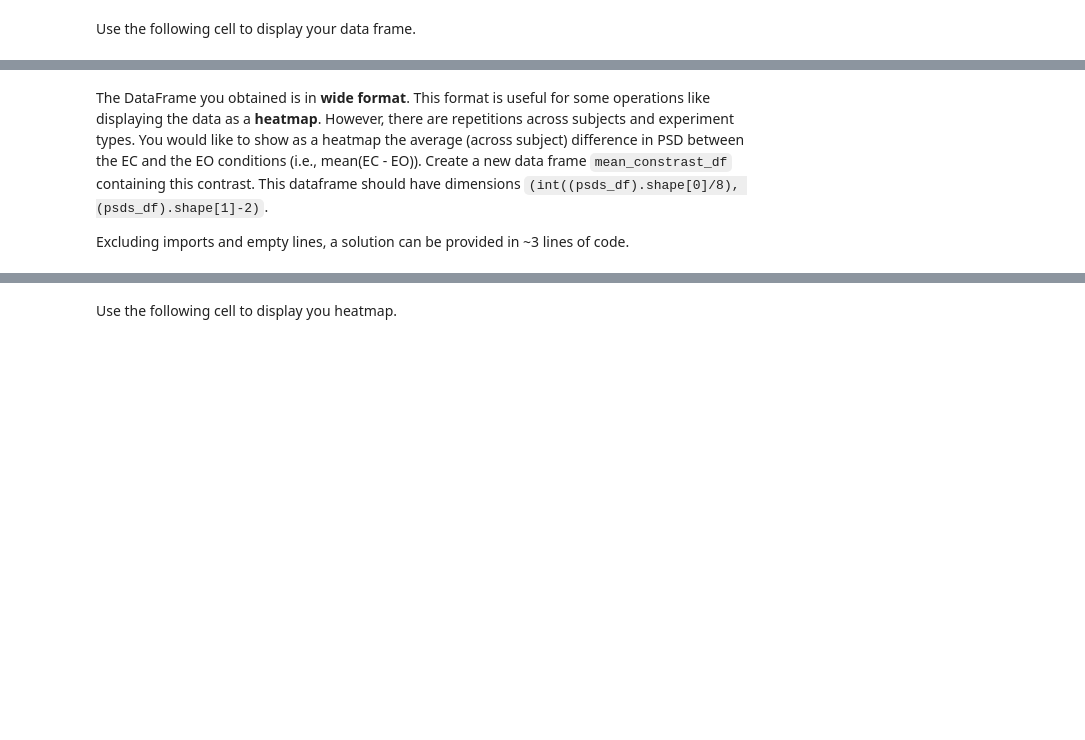
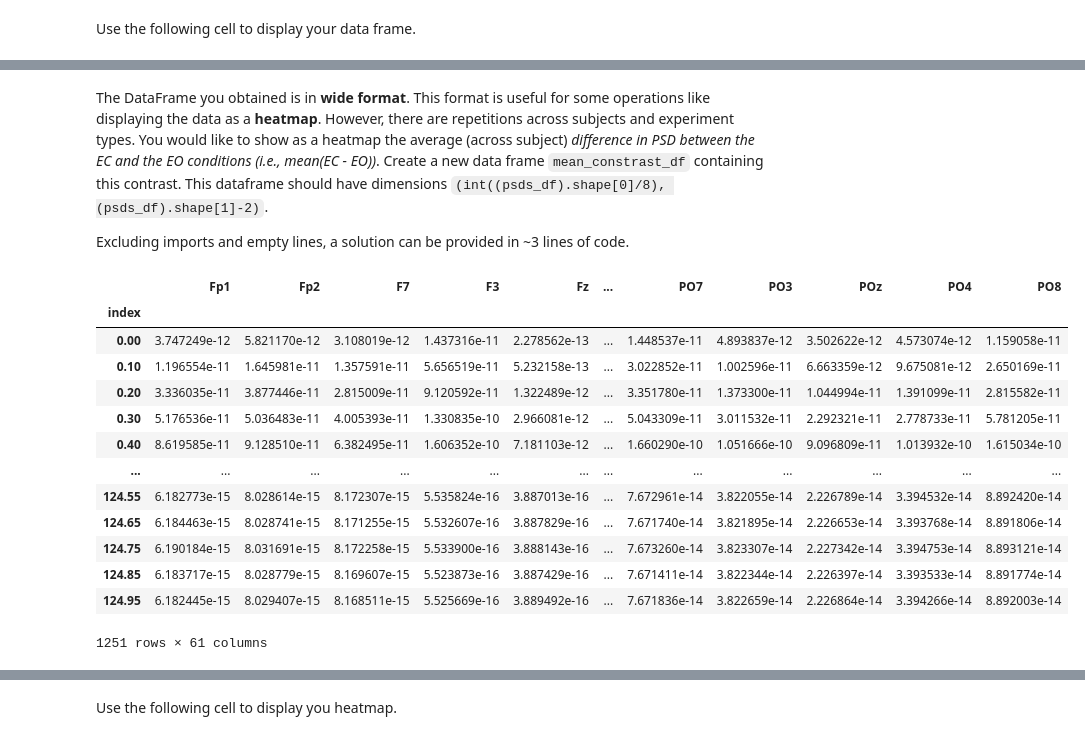
Before and after one commit to kfrancis2017/csce556-labs, a Jupyter notebook: CSCE556_Lab3.ipynb, the cells around one changed output, grey strips where cells are left out. Cells and saved outputs as stored; diff of their text form; code cells hidden in the pictures; blank space fills up the shorter version.

```diff
--- a/CSCE556_Lab3.ipynb
+++ b/CSCE556_Lab3.ipynb
@@ -51,0 +66,20 @@ These data contain boundary events (discontinuity). This (and other issues with
+# %%
+##### insert your code #####
+from pathlib import Path
+import mne
+import pandas as pd
+import numpy as np
+
+raw_data = {}
+
+for setfile in Path("data").glob("**/*.set"):
+    pieces = setfile.stem.split('_')
+    subject = pieces[0].replace("sub-", "")
+    exp_type = pieces[1]
+
+    # Read EEG data using MNE
+    raw = mne.io.read_raw_eeglab(str(setfile), preload=True)
+
+    # Store in dictionary
+    raw_data[(exp_type, subject)] = raw
+############################
@@ -72,4 +160,4 @@ psds_df
 # %% [markdown]
-The DataFrame you obtained is in **wide format**. This format is useful for some operations like displaying the data as a **heatmap**. However, there are repetitions across subjects and experiment types. You would like to show as a heatmap the average (across subject) difference in PSD between the EC and the EO conditions (i.e., mean(EC - EO)). Create a new data frame `mean_constrast_df` containing this contrast. This dataframe should have dimensions `(int((psds_df).shape[0]/8), (psds_df).shape[1]-2)`.
+The DataFrame you obtained is in **wide format**. This format is useful for some operations like displaying the data as a **heatmap**. However, there are repetitions across subjects and experiment types. You would like to show as a heatmap the average (across subject) *difference in PSD between the EC and the EO conditions (i.e., mean(EC - EO))*. Create a new data frame `mean_constrast_df` containing this contrast. This dataframe should have dimensions `(int((psds_df).shape[0]/8), (psds_df).shape[1]-2)`.
 
 Excluding imports and empty lines, a solution can be provided in ~3 lines of code.
@@ -79,0 +164,17 @@ Excluding imports and empty lines, a solution can be provided in ~3 lines of cod
+# %%
+psds_df[(psds_df["exp_type"] == "EC")].reset_index().groupby("index").mean(numeric_only=True) #loc[(psds_df["exp_type"] == "EC") & (psds_df.index == frequency), :].mean()) )
+# %% [output]
+|  | Fp1 | Fp2 | F7 | F3 | Fz | ... | PO7 | PO3 | POz | PO4 | PO8 |
+| index |  |  |  |  |  |  |  |  |  |  |  |
+| 0.00 | 3.747249e-12 | 5.821170e-12 | 3.108019e-12 | 1.437316e-11 | 2.278562e-13 | ... | 1.448537e-11 | 4.893837e-12 | 3.502622e-12 | 4.573074e-12 | 1.159058e-11 |
+| 0.10 | 1.196554e-11 | 1.645981e-11 | 1.357591e-11 | 5.656519e-11 | 5.232158e-13 | ... | 3.022852e-11 | 1.002596e-11 | 6.663359e-12 | 9.675081e-12 | 2.650169e-11 |
+| 0.20 | 3.336035e-11 | 3.877446e-11 | 2.815009e-11 | 9.120592e-11 | 1.322489e-12 | ... | 3.351780e-11 | 1.373300e-11 | 1.044994e-11 | 1.391099e-11 | 2.815582e-11 |
+| 0.30 | 5.176536e-11 | 5.036483e-11 | 4.005393e-11 | 1.330835e-10 | 2.966081e-12 | ... | 5.043309e-11 | 3.011532e-11 | 2.292321e-11 | 2.778733e-11 | 5.781205e-11 |
+| 0.40 | 8.619585e-11 | 9.128510e-11 | 6.382495e-11 | 1.606352e-10 | 7.181103e-12 | ... | 1.660290e-10 | 1.051666e-10 | 9.096809e-11 | 1.013932e-10 | 1.615034e-10 |
+| ... | ... | ... | ... | ... | ... | ... | ... | ... | ... | ... | ... |
+| 124.55 | 6.182773e-15 | 8.028614e-15 | 8.172307e-15 | 5.535824e-16 | 3.887013e-16 | ... | 7.672961e-14 | 3.822055e-14 | 2.226789e-14 | 3.394532e-14 | 8.892420e-14 |
+| 124.65 | 6.184463e-15 | 8.028741e-15 | 8.171255e-15 | 5.532607e-16 | 3.887829e-16 | ... | 7.671740e-14 | 3.821895e-14 | 2.226653e-14 | 3.393768e-14 | 8.891806e-14 |
+| 124.75 | 6.190184e-15 | 8.031691e-15 | 8.172258e-15 | 5.533900e-16 | 3.888143e-16 | ... | 7.673260e-14 | 3.823307e-14 | 2.227342e-14 | 3.394753e-14 | 8.893121e-14 |
+| 124.85 | 6.183717e-15 | 8.028779e-15 | 8.169607e-15 | 5.523873e-16 | 3.887429e-16 | ... | 7.671411e-14 | 3.822344e-14 | 2.226397e-14 | 3.393533e-14 | 8.891774e-14 |
+| 124.95 | 6.182445e-15 | 8.029407e-15 | 8.168511e-15 | 5.525669e-16 | 3.889492e-16 | ... | 7.671836e-14 | 3.822659e-14 | 2.226864e-14 | 3.394266e-14 | 8.892003e-14 |
+1251 rows × 61 columns
```
Also changed, not shown: parts of 19 cells of this notebook.
